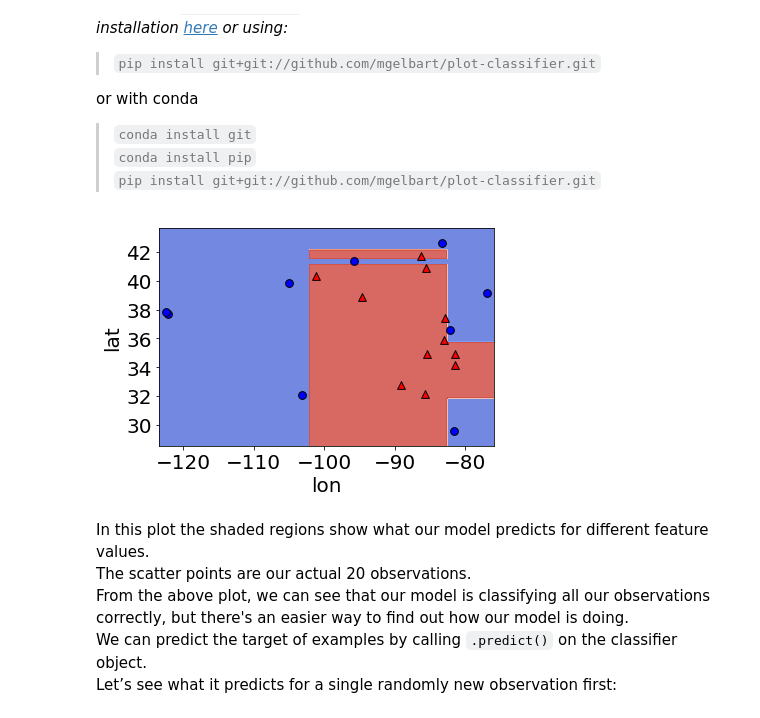
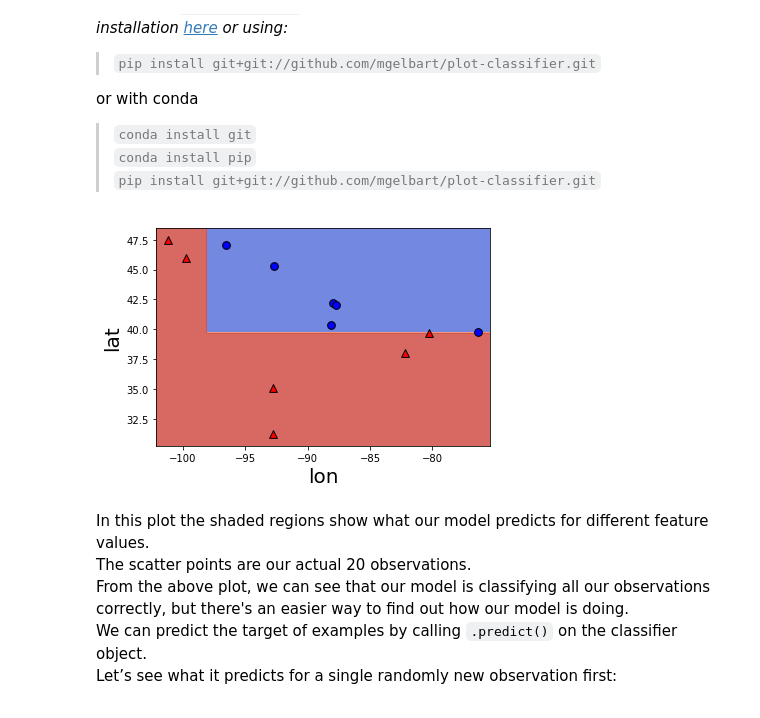
Before and after one commit to bait509-ubc/BAIT509, a Jupyter notebook: lectures/lecture1.ipynb, the cells around one changed output. Drawn from its saved outputs; the diff is of its cells as text; code cells hidden in the pictures.

```diff
--- a/lectures/lecture1.ipynb
+++ b/lectures/lecture1.ipynb
@@ -379,7 +381,7 @@ Basic terminology used in ML:
 - This [dataset](http://simplemaps.com/static/demos/resources/us-cities/cities.csv) contains longtitude and latitude data for 400 cities in the US.
 - Each city is labelled as `red` or `blue` depending on how they voted in the 2012 election.
 # %%
-df = pd.read_csv('data/cities_USA.csv', index_col=0).sample(20, random_state=77)
+df = pd.read_csv('data/cities_USA.csv', index_col=0).sample(12, random_state=89)
 df
 # %% [output]
 |  | lon | lat | vote |
@@ -558,13 +558,11 @@ or with conda
 # %%
 from plot_classifier import plot_classifier
 
-plot_classifier(X, y, model, ticks=True)
-plt.xticks(fontsize= 20);
-plt.yticks(fontsize= 20);
-plt.xlabel('lon', fontsize=20);
-plt.ylabel('lat', fontsize=20);
+ax = plot_classifier(X, y, model, ticks=True)
+ax.set_xlabel('lon', fontsize=20)
+ax.set_ylabel('lat', fontsize=20);
 # %% [output]
-[figure, old version]
+[figure, new version]
 # %% [markdown]
 In this plot the shaded regions show what our model predicts for different feature values.
 The scatter points are our actual 20 observations.
```
Also changed, not shown: parts of 29 cells of this notebook, 4 other files.
